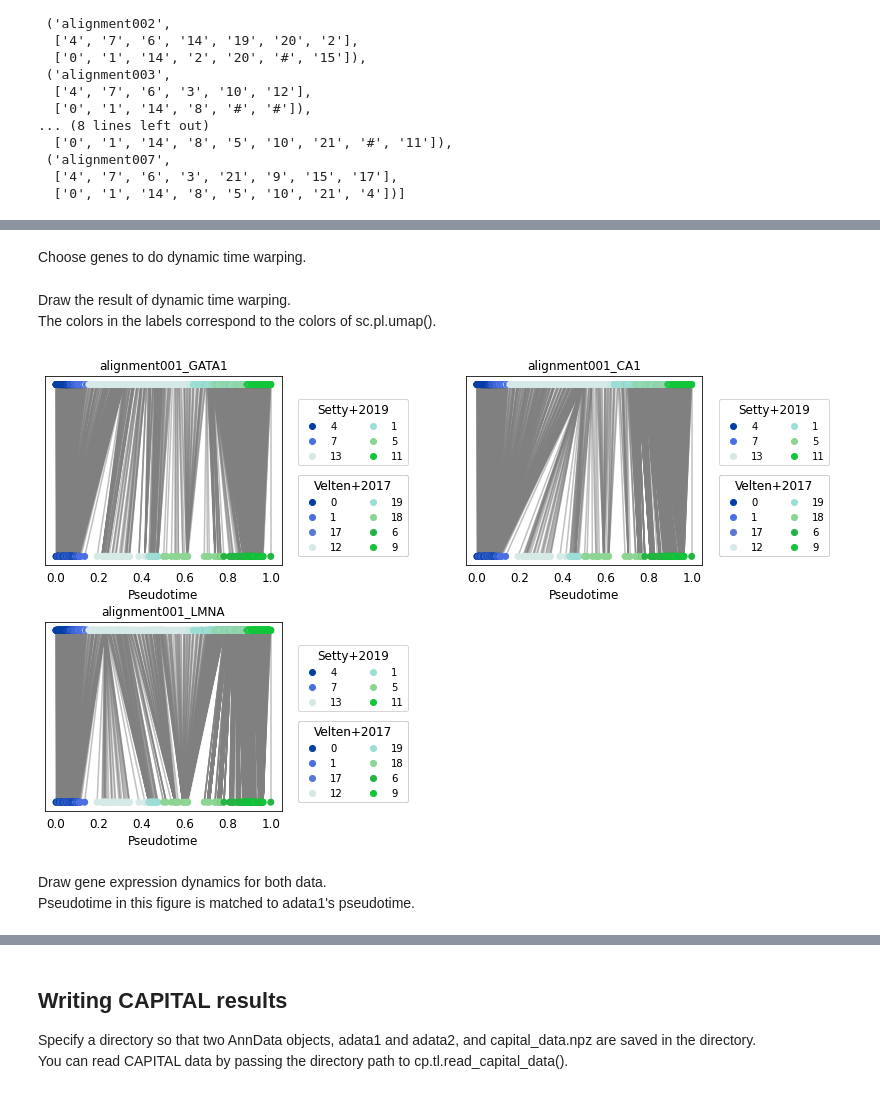
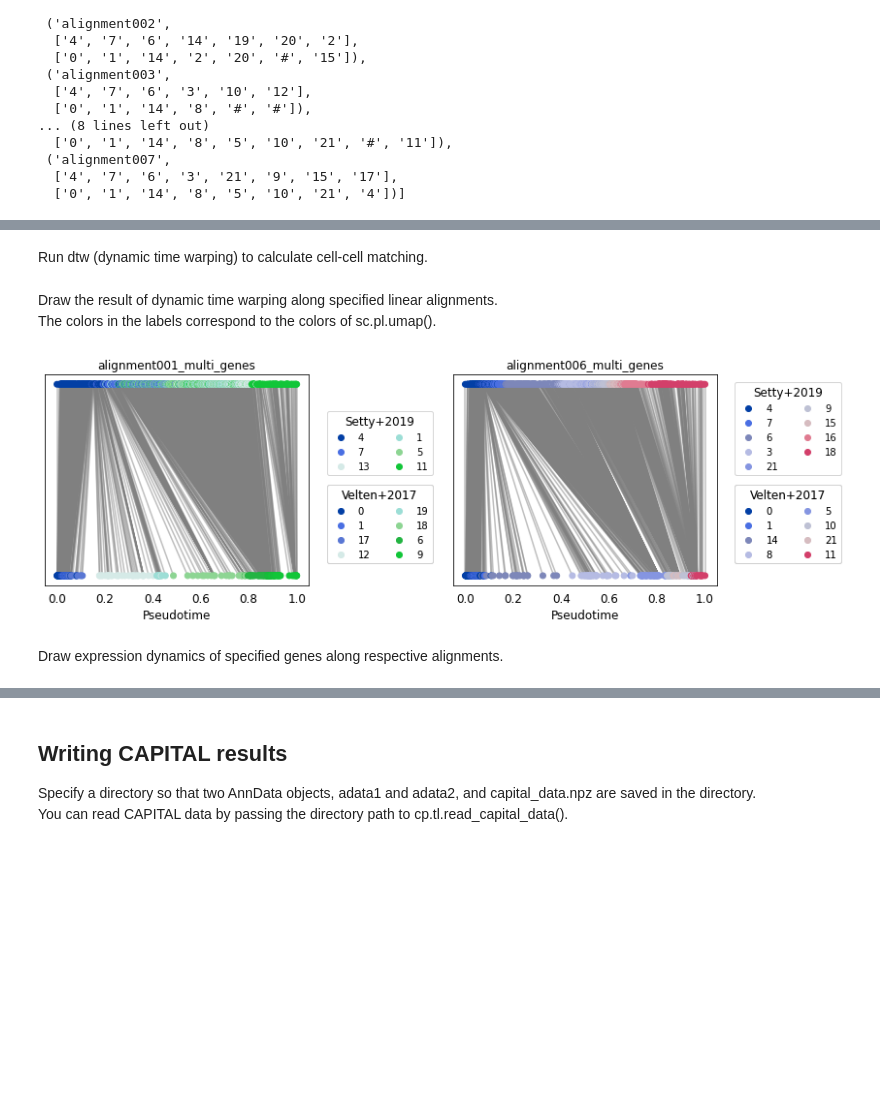
Before and after one commit to ykat0/capital, a Jupyter notebook: docs/tutorials/capital_tutorial.ipynb, the cells around one changed output, grey strips where cells are left out. Cells and saved outputs as stored; diff of their text form; code cells hidden in the pictures; blank space fills up the shorter version.

```diff
--- a/docs/tutorials/capital_tutorial.ipynb
+++ b/docs/tutorials/capital_tutorial.ipynb
@@ -156,2 +154,0 @@ cp.tl.dpt(cdata, alignment=["alignment001", "alignment002"])
-# %% [markdown]
-Choose genes to do dynamic time warping.
@@ -160 +155,3 @@ genes = ["GATA1", "CA1", "LMNA"]
+# %% [markdown]
+Run dtw (dynamic time warping) to calculate cell-cell matching.
 # %%
@@ -162,11 +159,10 @@ cp.tl.dtw(cdata, genes, alignment="alignment001")
 # %% [markdown]
-Draw the result of dynamic time warping.
+Draw the result of dynamic time warping along specified linear alignments.
 The colors in the labels correspond to the colors of sc.pl.umap().
 # %%
-cp.pl.dtw(cdata, genes, alignment="alignment001",
+cp.pl.dtw(cdata, gene=["multi_genes"], alignment=["alignment001", "alignment006"],
           data1_name="Setty+2019", data2_name="Velten+2017")
 # %% [output]
-[figure, old version]
+[figure, new version]
-# %% [markdown]
-Draw gene expression dynamics for both data.
-Pseudotime in this figure is matched to adata1's pseudotime.
+# %% [markdown]
+Draw expression dynamics of specified genes along respective alignments.
```
Also changed, not shown: parts of 22 cells of this notebook.
